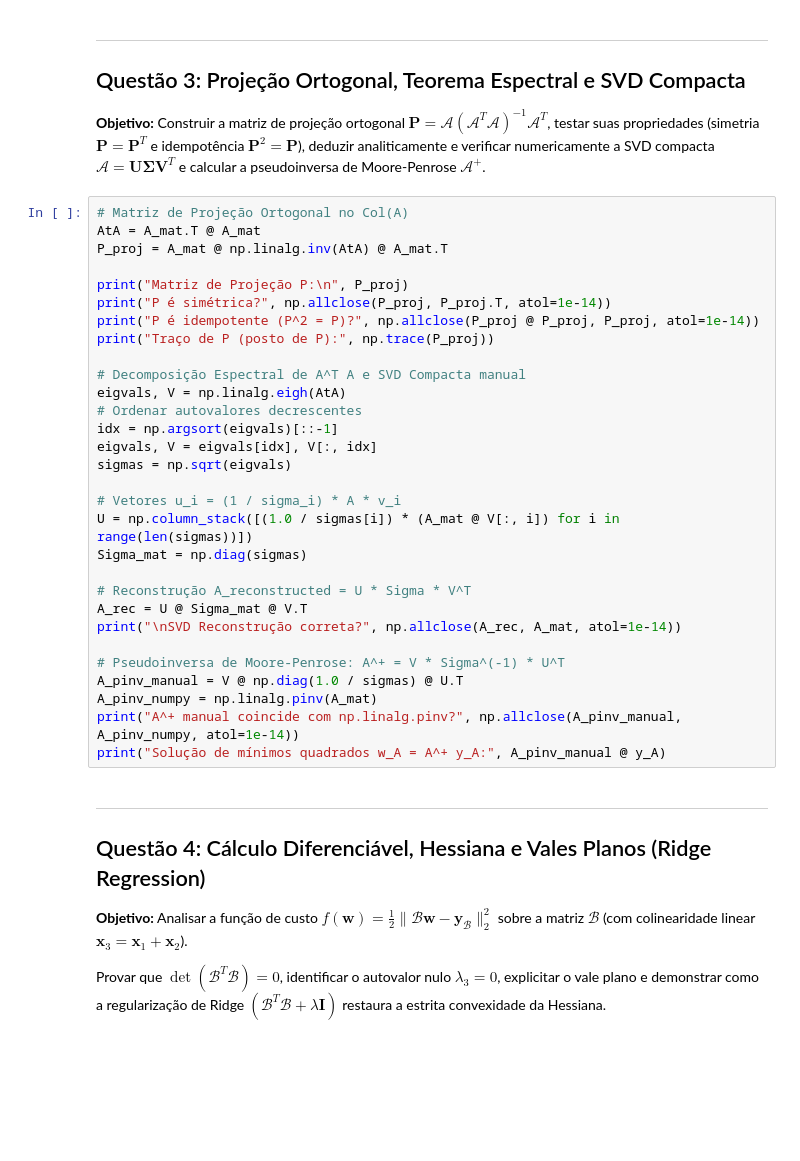
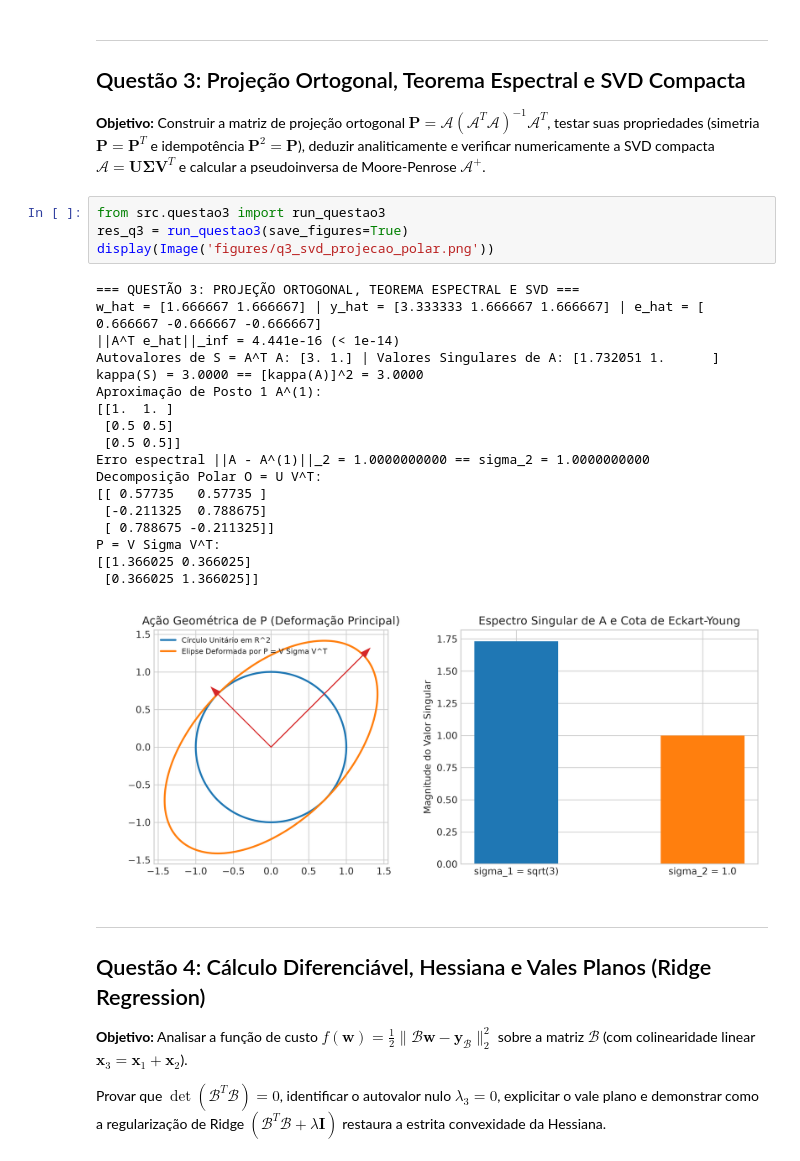
Before and after one commit to Attili0/optimization-in-machine-learning, a Jupyter notebook: projeto_guia_algebra_otimizacao.ipynb, the cells around one changed output. Cells and saved outputs as stored; diff of their text form; blank space fills up the shorter version.

```diff
--- a/projeto_guia_algebra_otimizacao.ipynb
+++ b/projeto_guia_algebra_otimizacao.ipynb
@@ -161,36 +109,29 @@ print(f"\nPreço predito para x_novo {x_novo}: {preco_predito:.4f} centenas de m
 ## Questão 3: Projeção Ortogonal, Teorema Espectral e SVD Compacta
 
 **Objetivo:** Construir a matriz de projeção ortogonal $\mathbf{P} = \mathcal{A}(\mathcal{A}^T \mathcal{A})^{-1} \mathcal{A}^T$, testar suas propriedades (simetria $\mathbf{P} = \mathbf{P}^T$ e idempotência $\mathbf{P}^2 = \mathbf{P}$), deduzir analiticamente e verificar numericamente a SVD compacta $\mathcal{A} = \mathbf{U} \boldsymbol{\Sigma} \mathbf{V}^T$ e calcular a pseudoinversa de Moore-Penrose $\mathcal{A}^+$.
-# %%
-# Matriz de Projeção Ortogonal no Col(A)
-AtA = A_mat.T @ A_mat
-P_proj = A_mat @ np.linalg.inv(AtA) @ A_mat.T
-
-print("Matriz de Projeção P:\n", P_proj)
-print("P é simétrica?", np.allclose(P_proj, P_proj.T, atol=1e-14))
-print("P é idempotente (P^2 = P)?", np.allclose(P_proj @ P_proj, P_proj, atol=1e-14))
-print("Traço de P (posto de P):", np.trace(P_proj))
-
-# Decomposição Espectral de A^T A e SVD Compacta manual
-eigvals, V = np.linalg.eigh(AtA)
-# Ordenar autovalores decrescentes
-idx = np.argsort(eigvals)[::-1]
-eigvals, V = eigvals[idx], V[:, idx]
-sigmas = np.sqrt(eigvals)
-
-# Vetores u_i = (1 / sigma_i) * A * v_i
-U = np.column_stack([(1.0 / sigmas[i]) * (A_mat @ V[:, i]) for i in range(len(sigmas))])
-Sigma_mat = np.diag(sigmas)
-
-# Reconstrução A_reconstructed = U * Sigma * V^T
-A_rec = U @ Sigma_mat @ V.T
-print("\nSVD Reconstrução correta?", np.allclose(A_rec, A_mat, atol=1e-14))
-
-# Pseudoinversa de Moore-Penrose: A^+ = V * Sigma^(-1) * U^T
-A_pinv_manual = V @ np.diag(1.0 / sigmas) @ U.T
-A_pinv_numpy = np.linalg.pinv(A_mat)
-print("A^+ manual coincide com np.linalg.pinv?", np.allclose(A_pinv_manual, A_pinv_numpy, atol=1e-14))
-print("Solução de mínimos quadrados w_A = A^+ y_A:", A_pinv_manual @ y_A)
+# %%
+from src.questao3 import run_questao3
+res_q3 = run_questao3(save_figures=True)
+display(Image('figures/q3_svd_projecao_polar.png'))
+# %% [output]
+=== QUESTÃO 3: PROJEÇÃO ORTOGONAL, TEOREMA ESPECTRAL E SVD ===
+w_hat = [1.666667 1.666667] | y_hat = [3.333333 1.666667 1.666667] | e_hat = [ 0.666667 -0.666667 -0.666667]
+||A^T e_hat||_inf = 4.441e-16 (< 1e-14)
+Autovalores de S = A^T A: [3. 1.] | Valores Singulares de A: [1.732051 1.      ]
+kappa(S) = 3.0000 == [kappa(A)]^2 = 3.0000
+Aproximação de Posto 1 A^(1):
+[[1.  1. ]
+ [0.5 0.5]
+ [0.5 0.5]]
+Erro espectral ||A - A^(1)||_2 = 1.0000000000 == sigma_2 = 1.0000000000
+Decomposição Polar O = U V^T:
+[[ 0.57735   0.57735 ]
+ [-0.211325  0.788675]
+ [ 0.788675 -0.211325]]
+P = V Sigma V^T:
+[[1.366025 0.366025]
+ [0.366025 1.366025]]
+[figure, added]
 # %% [markdown]
 ---
 ## Questão 4: Cálculo Diferenciável, Hessiana e Vales Planos (Ridge Regression)
```
Also changed, not shown: parts of 20 cells of this notebook, 27 other files.
